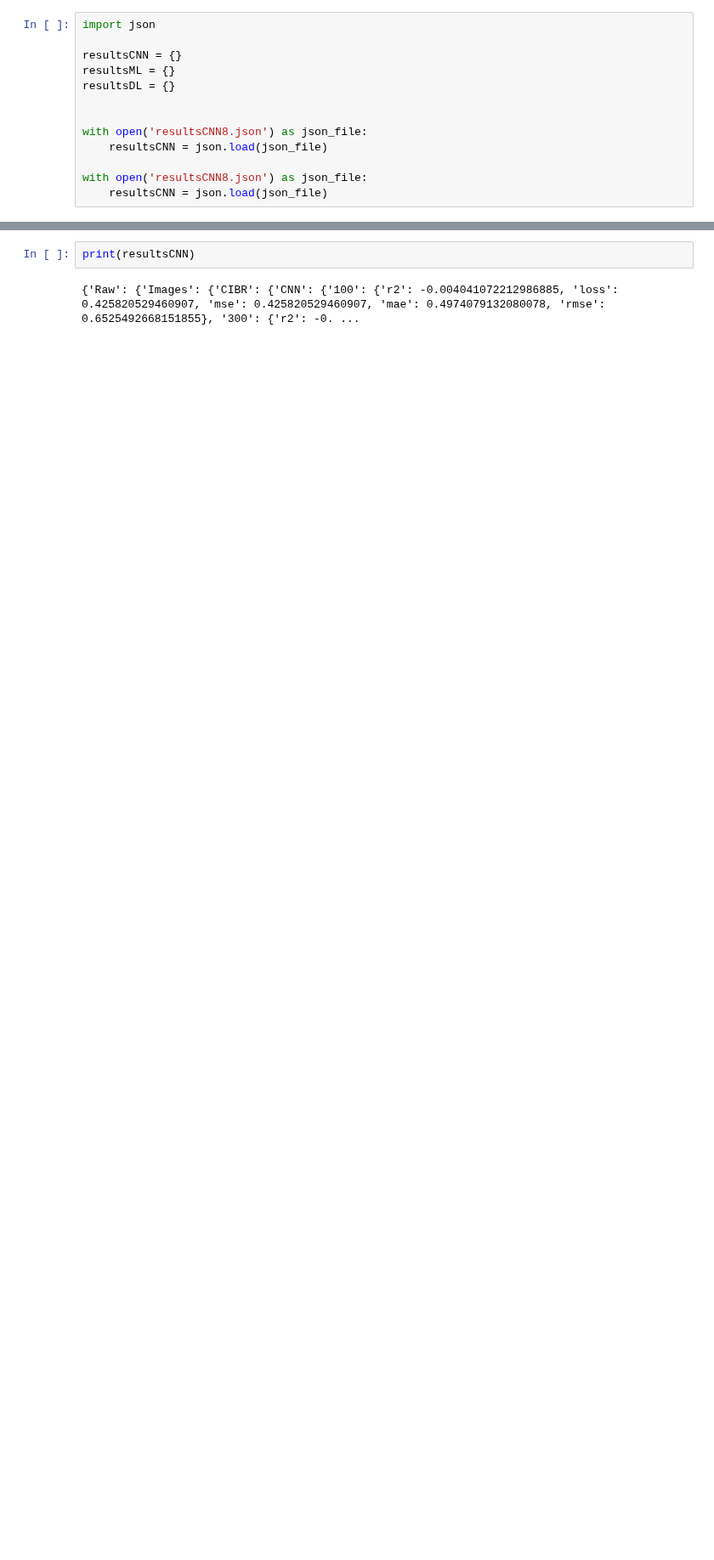
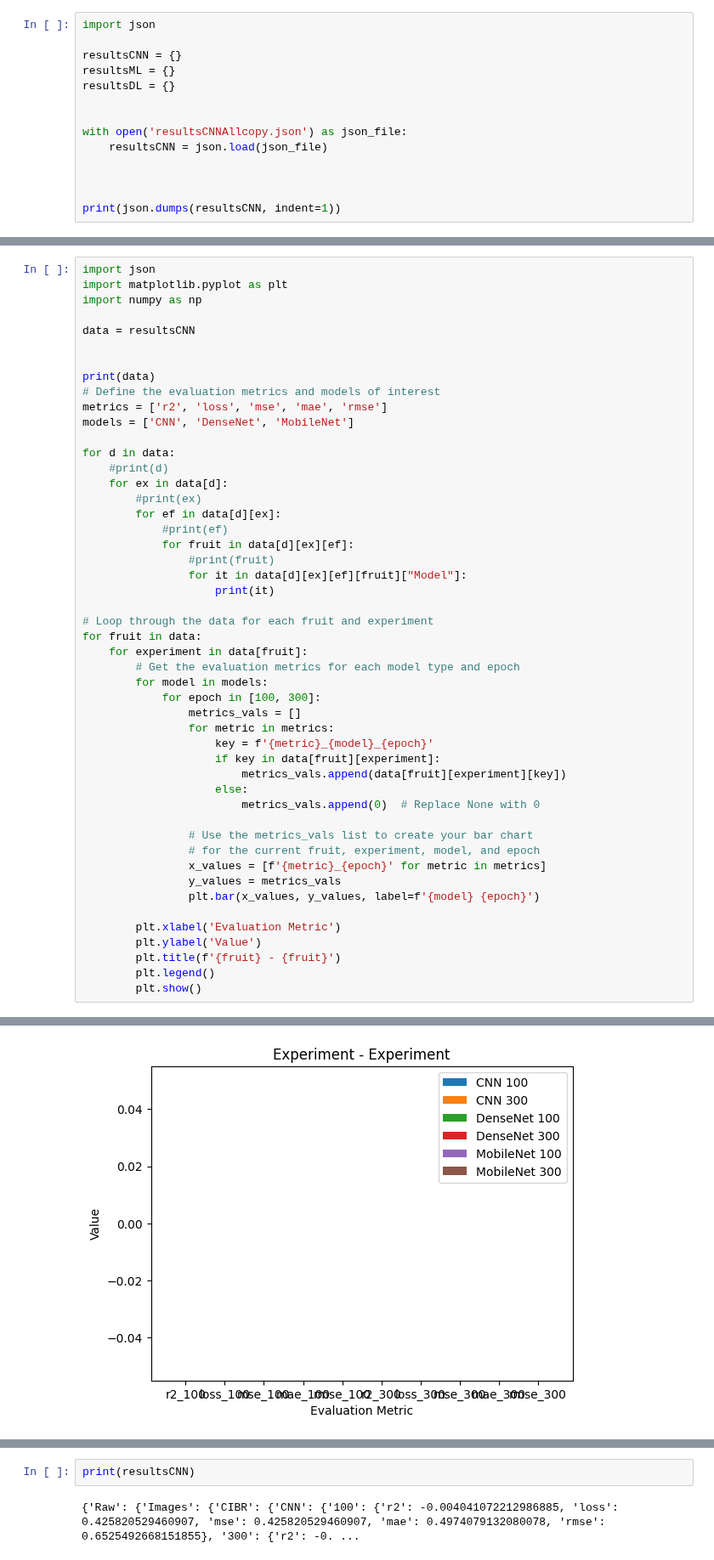
Before and after one commit to pcruiher08/ImageFeatures, a Jupyter notebook: Experiments/Graphs.ipynb, the cells around one changed output, grey strips where cells are left out. Shown at 85% size. Saved outputs shown, nothing was run; the diff lists cells and outputs as text; blank space fills up the shorter version.

Commit message:
before graphs

```diff
--- a/Experiments/Graphs.ipynb
+++ b/Experiments/Graphs.ipynb
@@ -6,8 +6,9 @@ resultsML = {}
 resultsDL = {}
 
 
-with open('resultsCNN8.json') as json_file:
+with open('resultsCNNAllcopy.json') as json_file:
     resultsCNN = json.load(json_file)
 
-with open('resultsCNN8.json') as json_file:
-    resultsCNN = json.load(json_file)
+
+
+print(json.dumps(resultsCNN, indent=1))
@@ -13,0 +33,50 @@ with open('resultsCNN8.json') as json_file:
+# %%
+import json
+import matplotlib.pyplot as plt
+import numpy as np
+
+data = resultsCNN
+
+
+print(data)
+# Define the evaluation metrics and models of interest
+metrics = ['r2', 'loss', 'mse', 'mae', 'rmse']
+models = ['CNN', 'DenseNet', 'MobileNet']
+
+for d in data:
+    #print(d)
+    for ex in data[d]:
+        #print(ex)
+        for ef in data[d][ex]:
+            #print(ef)
+            for fruit in data[d][ex][ef]:
+                #print(fruit)
+                for it in data[d][ex][ef][fruit]["Model"]:
+                    print(it)
+
+# Loop through the data for each fruit and experiment
+for fruit in data:
+    for experiment in data[fruit]:
+        # Get the evaluation metrics for each model type and epoch
+        for model in models:
+            for epoch in [100, 300]:
+                metrics_vals = []
+                for metric in metrics:
+                    key = f'{metric}_{model}_{epoch}'
+                    if key in data[fruit][experiment]:
+                        metrics_vals.append(data[fruit][experiment][key])
+                    else:
+                        metrics_vals.append(0)  # Replace None with 0
+
+                # Use the metrics_vals list to create your bar chart
+                # for the current fruit, experiment, model, and epoch
+                x_values = [f'{metric}_{epoch}' for metric in metrics]
+                y_values = metrics_vals
+                plt.bar(x_values, y_values, label=f'{model} {epoch}')
+
+        plt.xlabel('Evaluation Metric')
+        plt.ylabel('Value')
+        plt.title(f'{fruit} - {fruit}')
+        plt.legend()
+        plt.show()
+# %% [output]
@@ -13,0 +100 @@ with open('resultsCNN8.json') as json_file:
+[figure, added]
```
Also changed, not shown: parts of 3 cells of this notebook, 2 other files.
